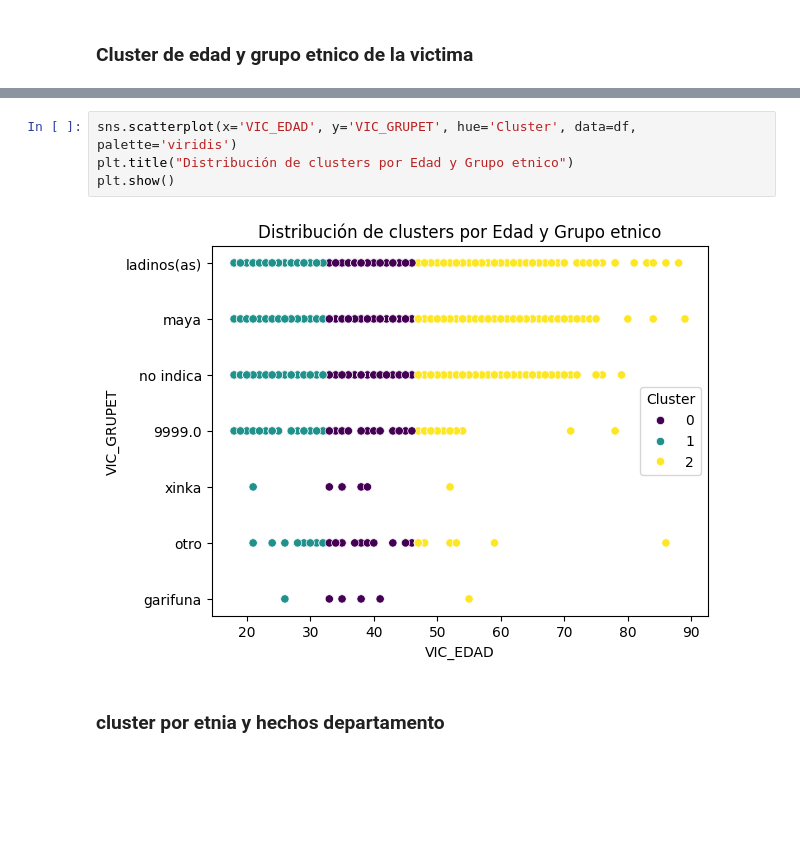
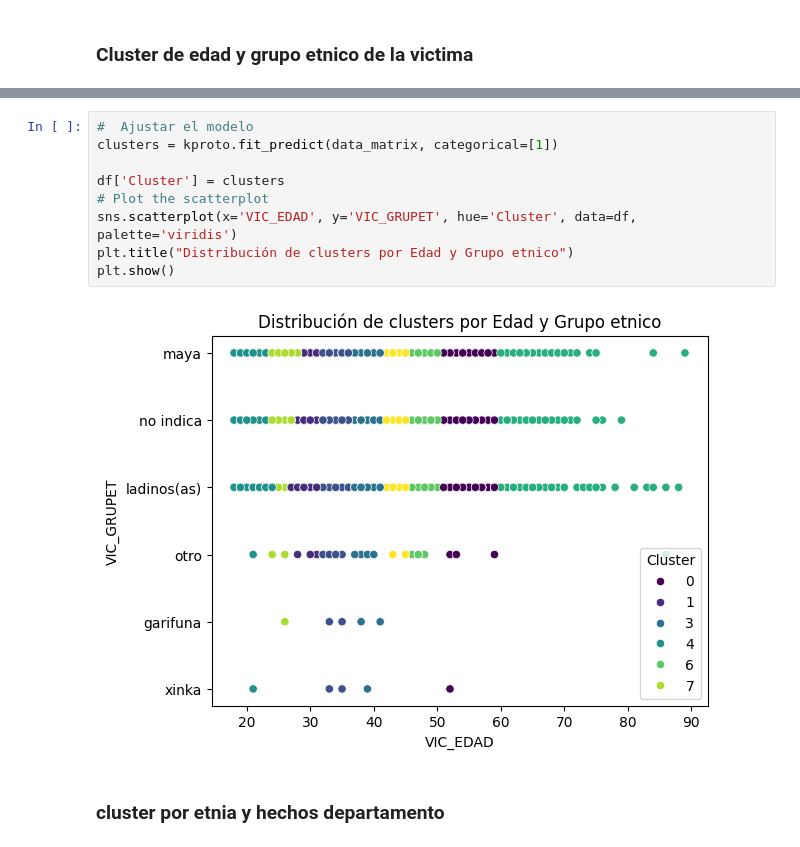
Before and after one commit to angelargd8/Proyecto3-MDD, a Jupyter notebook: main.ipynb, the cells around one changed output, grey strips where cells are left out. Drawn from its saved outputs; the diff is of its cells as text; blank space fills up the shorter version.

```diff
--- a/main.ipynb
+++ b/main.ipynb
@@ -1642,9 +1642,14 @@ plt.show()
 # %%
+#  Ajustar el modelo
+clusters = kproto.fit_predict(data_matrix, categorical=[1])
+
+df['Cluster'] = clusters
+# Plot the scatterplot
 sns.scatterplot(x='VIC_EDAD', y='VIC_GRUPET', hue='Cluster', data=df, palette='viridis')
 plt.title("Distribución de clusters por Edad y Grupo etnico")
 plt.show()
 # %% [output]
-[figure, old version]
+[figure, new version]
 # %% [markdown]
 ### cluster por etnia y hechos departamento
 # %%
```
Also changed, not shown: parts of 7 cells of this notebook.
